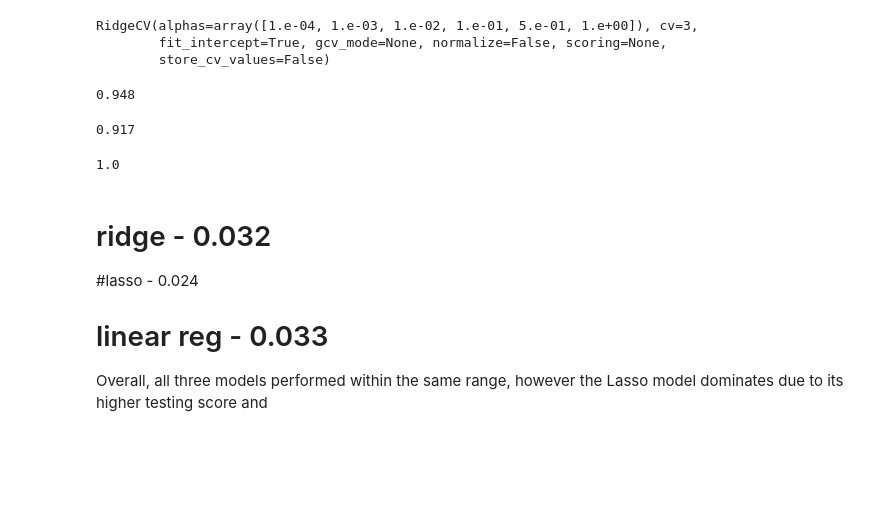
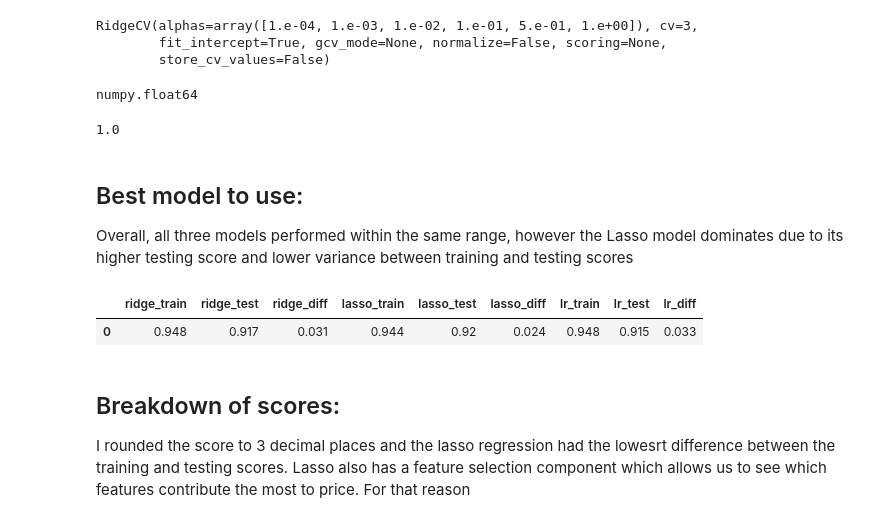
Before and after one commit to ianibogwu/Projects, a Jupyter notebook: GA-projects/01-Ames-housing/Cleaning_EDA.ipynb, the cells around one changed output. Saved outputs shown, nothing was run; the diff lists cells and outputs as text; code cells hidden in the pictures; blank space fills up the shorter version.

Commit message:
added score breakdown

```diff
--- a/GA-projects/01-Ames-housing/Cleaning_EDA.ipynb
+++ b/GA-projects/01-Ames-housing/Cleaning_EDA.ipynb
@@ -679,4 +675,4 @@ lasso_cv = LassoCV(alphas = [0.0001, 0.001, 0.01, 0.1, 0.5, 1.0], cv = 3)
 model_lasso = lasso_cv.fit(scaled_X,Y_train )
 # %%
 #training score
-round(model_lasso.score(scaled_X, Y_train), 3)
+lasso_train = round(model_lasso.score(scaled_X, Y_train), 3)
@@ -689,4 +683,4 @@ model_lasso.alpha_
 0.001
 # %%
 #testing score
-round(model_lasso.score(test_X, Y_test), 3)
+lasso_test = round(model_lasso.score(test_X, Y_test), 3)
@@ -737,20 +729,31 @@ RidgeCV(alphas=array([1.e-04, 1.e-03, 1.e-02, 1.e-01, 5.e-01, 1.e+00]), cv=3,
         fit_intercept=True, gcv_mode=None, normalize=False, scoring=None,
         store_cv_values=False)
 # %%
-round(ridge_model.score(ridgetrain_X, M_train), 3)
+ridge_train = round(ridge_model.score(ridgetrain_X, M_train), 3)
-# %% [output]
-0.948
 # %%
-round(ridge_model.score(ridgetest_X, M_test), 3)
+ridge_test = round(ridge_model.score(ridgetest_X, M_test), 3)
 # %% [output]
-0.917
+numpy.float64
-# %%
-ridge_model.alpha_
-# %% [output]
-1.0
+# %%
+#best alpha for ridge CV model
+ridge_model.alpha_
+# %% [output]
+1.0
 # %% [markdown]
-# ridge - 0.032
-#lasso - 0.024
-# linear reg - 0.033
+## Best model to use:
 
-Overall, all three models performed within the same range, however the Lasso model dominates due to its higher testing score and
+Overall, all three models performed within the same range, however the Lasso model dominates due to its higher testing score and lower variance between training and testing scores
+# %%
+#creating data frame to visualize difference between train and test score of all three models
+data = {'ridge_train': ridge_train, 'ridge_test': ridge_test, 'ridge_diff': ridge_train - ridge_test,
+       'lasso_train': lasso_train, 'lasso_test': lasso_test, 'lasso_diff': lasso_train - lasso_test,
+       'lr_train': lr_train, 'lr_test':lr_test, 'lr_diff': lr_train - lr_test}
+model_dataframe = pd.DataFrame(data, index= [0])
+model_dataframe
+# %% [output]
+|  | ridge_train | ridge_test | ridge_diff | lasso_train | lasso_test | lasso_diff | lr_train | lr_test | lr_diff |
+| 0 | 0.948 | 0.917 | 0.031 | 0.944 | 0.92 | 0.024 | 0.948 | 0.915 | 0.033 |
+# %% [markdown]
+## Breakdown of scores:
+
+I rounded the score to 3 decimal places and the lasso regression had the lowesrt difference between the training and testing scores. Lasso also has a feature selection component which allows us to see which features contribute the most to price. For that reason
```
Also changed, not shown: parts of 4 cells of this notebook.
